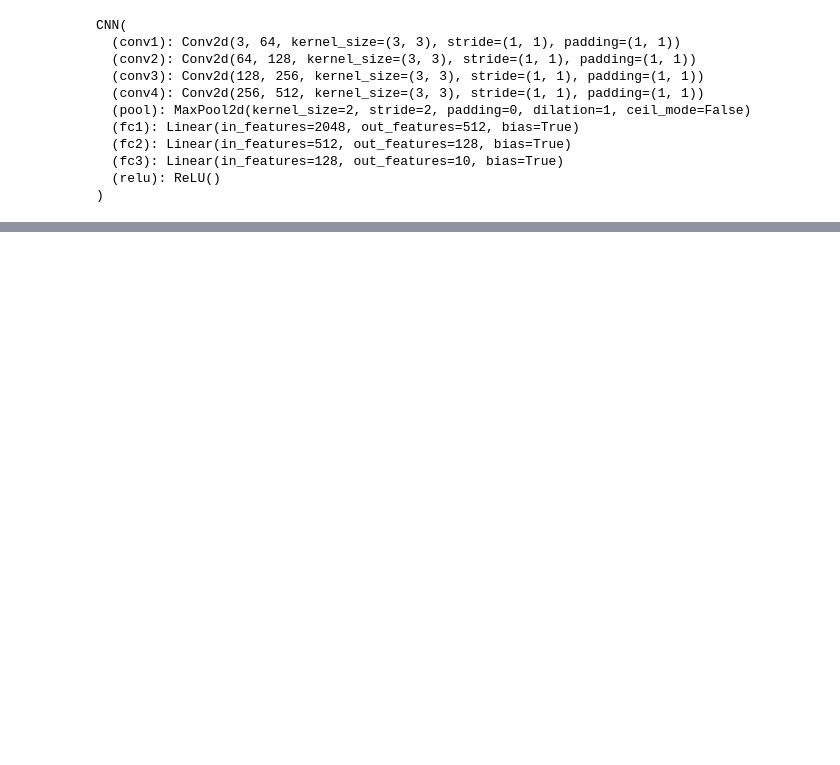
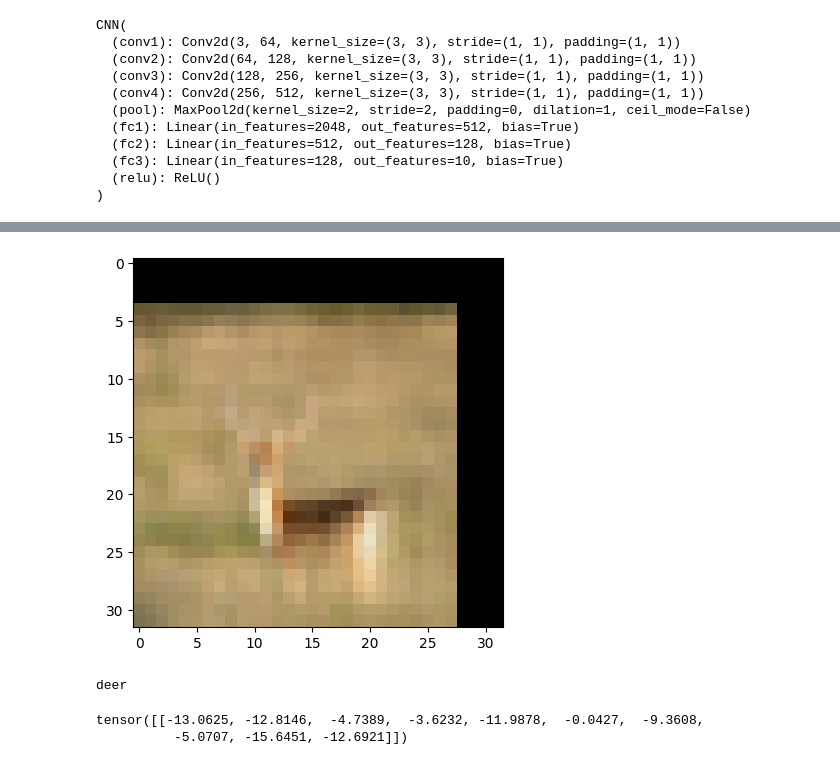
Before and after one commit to venkatanadikatla/pytorch, a Jupyter notebook: CIFAR_10.ipynb, the cells around one changed output, grey strips where cells are left out. Cells and saved outputs as stored; diff of their text form; code cells hidden in the pictures; blank space fills up the shorter version.

```diff
--- a/CIFAR_10.ipynb
+++ b/CIFAR_10.ipynb
@@ -178,3 +192,33 @@ KeyboardInterrupt:
+# %%
+# Visualize an image from the dataset
+image, label = test_data[4200]
+
+# Unnormalize the image for visualization
+unnormalize = transforms.Normalize((-1, -1, -1), (2, 2, 2))
+image = unnormalize(image)
+
+# Convert tensor to numpy for visualization
+image_np = image.permute(1, 2, 0).numpy()
+
+plt.imshow(image_np)
+plt.show()
+# %% [output]
+[figure, added]
+# %%
+#pass through the image through our model
+model.eval()
+with torch.no_grad():
+  image = test_data[4200][0].unsqueeze(0)
+  output = model(image)
+  _, predicted = torch.max(output.data, 1)
+  print(classes[predicted.item()])
+# %% [output]
+deer
+# %%
+new_pred
+# %% [output]
+tensor([[-13.0625, -12.8146,  -4.7389,  -3.6232, -11.9878,  -0.0427,  -9.3608,
+          -5.0707, -15.6451, -12.6921]])
 # %%
 #Batch 64
 #epochs = 20, lr =0.001 came around 81% accuracy.
```
Also changed, not shown: parts of 3 cells of this notebook.
